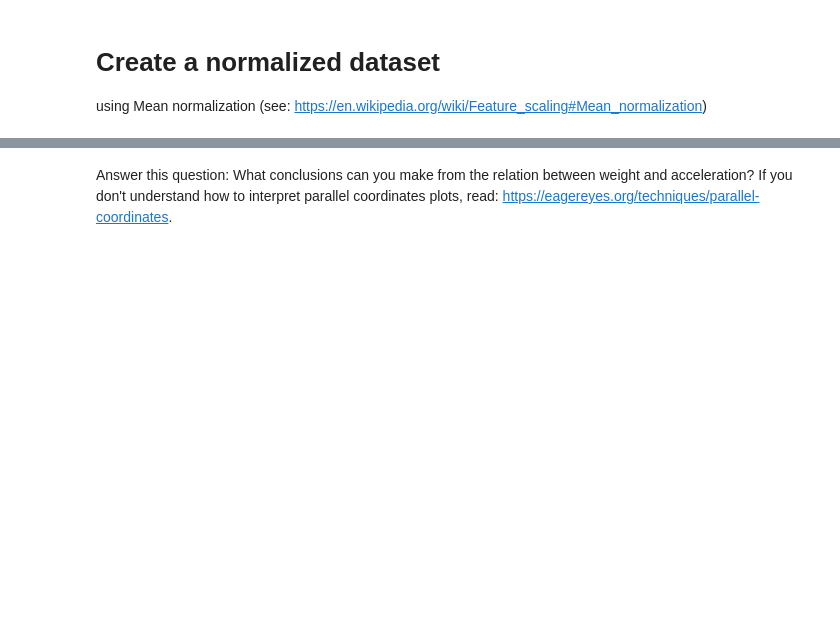
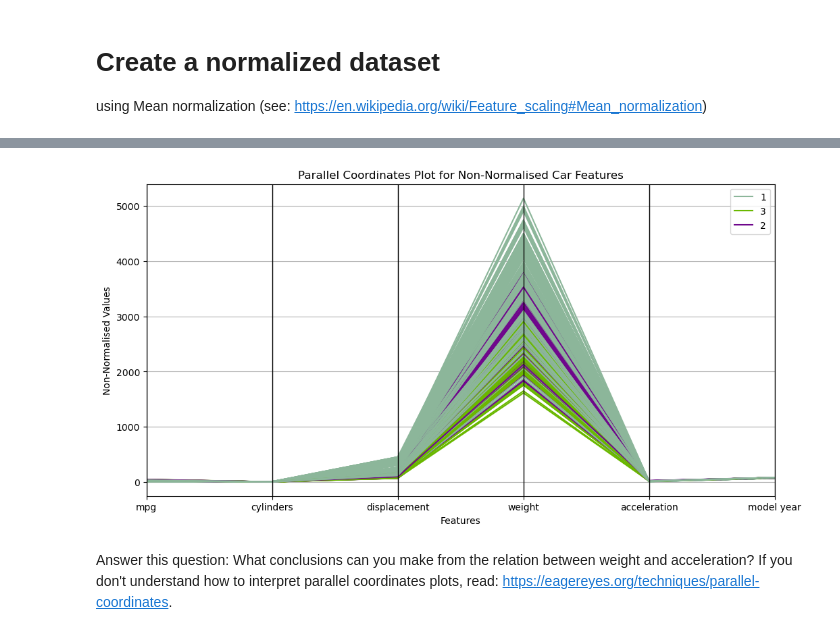
Before and after one commit to martintomov/cookbook, a Jupyter notebook: W2 Visualisation basics/Visualization.ipynb, the cells around one changed output, grey strips where cells are left out. Cells and saved outputs as stored; diff of their text form; code cells hidden in the pictures; blank space fills up the shorter version.

```diff
--- a/W2 Visualisation basics/Visualization.ipynb
+++ b/W2 Visualisation basics/Visualization.ipynb
@@ -431,3 +457,19 @@ cars.head(10)
+# %%
+# version without normalised data
+cars.head(10)
+# Create the parallel coordinates plot here
+
+from pandas.plotting import parallel_coordinates
+
+# Plotting normalised data to see all features on the same scale without normalising the data
+plt.figure(figsize=(12, 6))
+parallel_coordinates(cars, 'origin')
+plt.title('Parallel Coordinates Plot for Non-Normalised Car Features')
+plt.xlabel('Features')
+plt.ylabel('Non-Normalised Values')
+plt.show()
+# %% [output]
+[figure, added]
 # %% [markdown]
 Answer this question: What conclusions can you make from the relation between weight and acceleration? If you don't understand how to interpret parallel coordinates plots, read: https://eagereyes.org/techniques/parallel-coordinates.
 # %%
```
Also changed, not shown: parts of 9 cells of this notebook.
